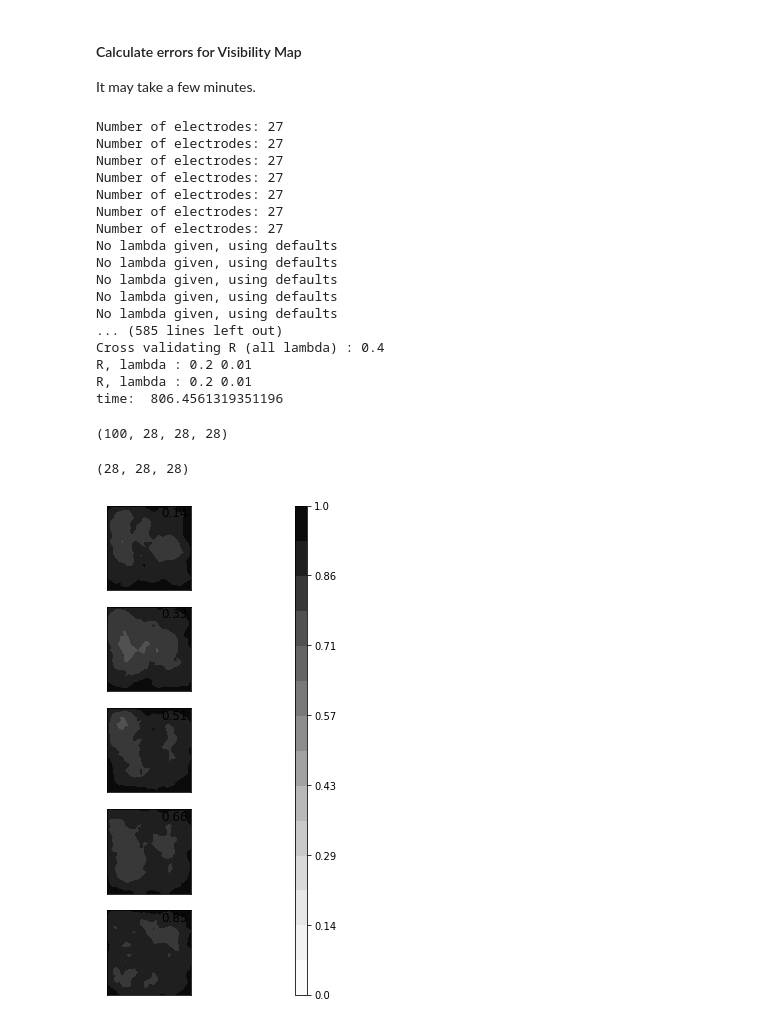
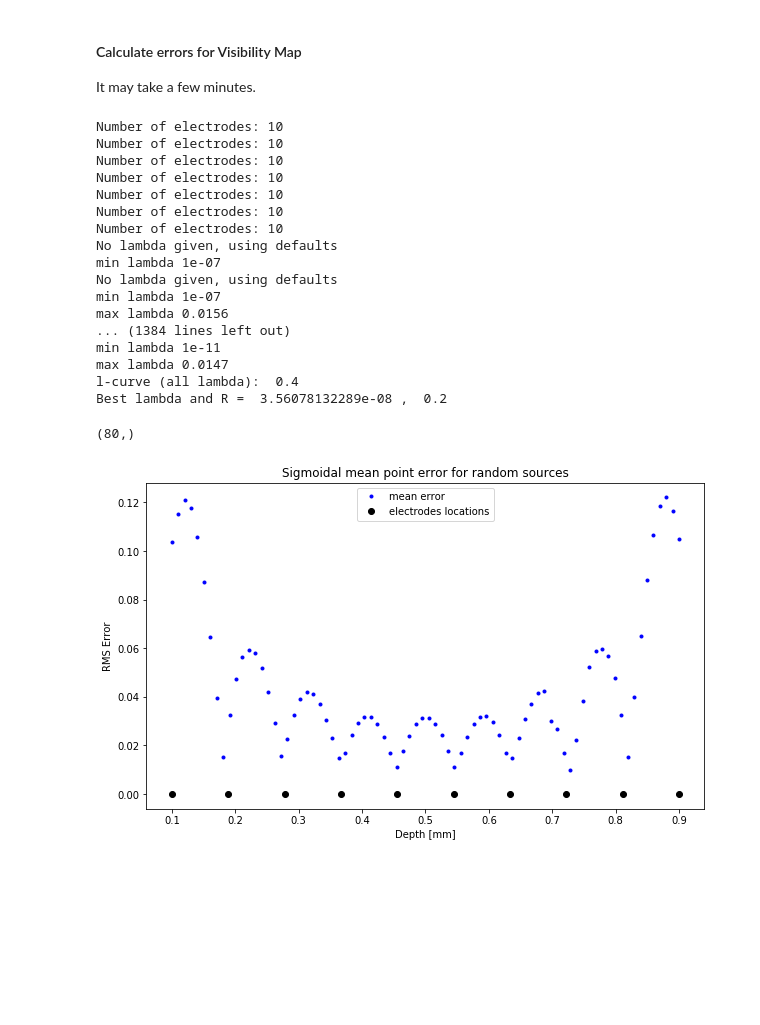
Before and after one commit to Neuroinflab/kCSD-python, a Jupyter notebook: tutorials/kcsd_tutorial.ipynb, the cells around one changed output. Saved outputs shown, nothing was run; the diff lists cells and outputs as text; code cells hidden in the pictures; blank space fills up the shorter version.

Commit message:
reconstruction with Visibility Map mask

```diff
--- a/tutorials/kcsd_tutorial.ipynb
+++ b/tutorials/kcsd_tutorial.ipynb
@@ -117,31 +114,27 @@ It may take a few minutes.
 # n - number of (pseudo) random sources included in calculation of error map
 
 rms, point_error = vmap.calculate_error_map(config.csd_profile, total_ele=nr_ele_select.value,
-                                            n=100, Rs=np.arange(0.2, 0.5, 0.1))
+                                            n=100, Rs=np.arange(0.2, 0.5, 0.1), method=regularization_select.value)
 # %% [output]
-Number of electrodes: 27
-Number of electrodes: 27
-Number of electrodes: 27
-Number of electrodes: 27
-Number of electrodes: 27
-Number of electrodes: 27
-Number of electrodes: 27
+Number of electrodes: 10
+Number of electrodes: 10
+Number of electrodes: 10
+Number of electrodes: 10
+Number of electrodes: 10
+Number of electrodes: 10
+Number of electrodes: 10
 No lambda given, using defaults
+min lambda 1e-07
 No lambda given, using defaults
-No lambda given, using defaults
-No lambda given, using defaults
-No lambda given, using defaults
-... (585 lines left out)
-Cross validating R (all lambda) : 0.4
-R, lambda : 0.2 0.01
-R, lambda : 0.2 0.01
-time:  806.4561319351196
+min lambda 1e-07
+max lambda 0.0156
+... (1384 lines left out)
+min lambda 1e-11
+max lambda 0.0147
+l-curve (all lambda):  0.4
+Best lambda and R =  3.56078132289e-08 ,  0.2
-# %%
-print(point_error.shape)
-# %% [output]
-(100, 28, 28, 28)
 # %%
-vmap.plot_error_map(point_error, ele_pos)
+mask = vmap.plot_error_map(point_error, ele_pos)
 # %% [output]
-(28, 28, 28)
+(80,)
-[figure, old version]
+[figure, new version]
```
Also changed, not shown: parts of 9 cells of this notebook, 4 other files.
